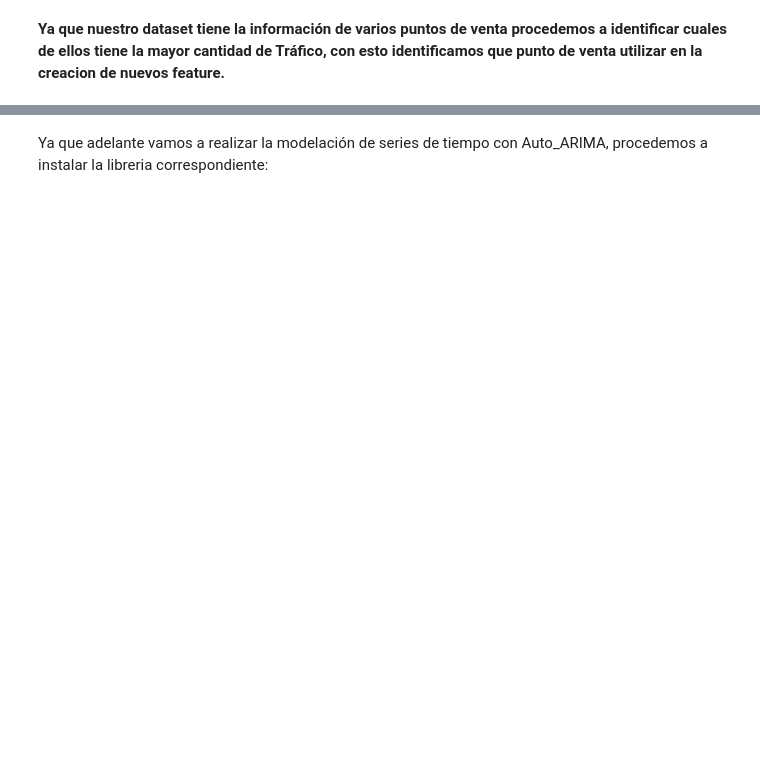
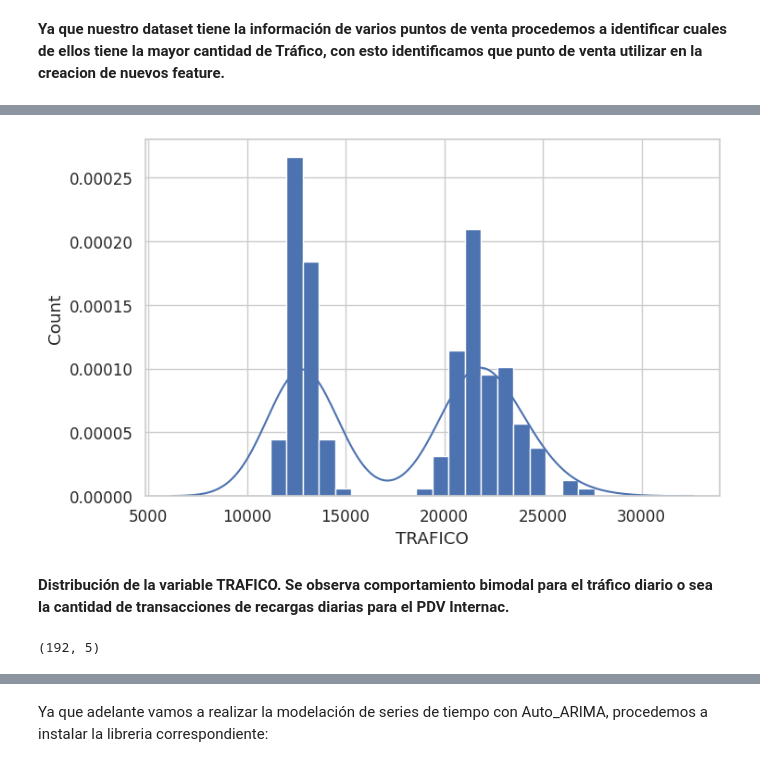
Before and after one commit to dele22922/tarea3_feat_eng, a Jupyter notebook: Tarea Semana 4_GRP4_vfinal.ipynb, the cells around one changed output, grey strips where cells are left out. Saved outputs shown, nothing was run; the diff lists cells and outputs as text; code cells hidden in the pictures; blank space fills up the shorter version.

```diff
--- a/Tarea Semana 4_GRP4_vfinal.ipynb
+++ b/Tarea Semana 4_GRP4_vfinal.ipynb
@@ -87,0 +163,7 @@ Name: TRAFICO, dtype: int64
+# %%
+df1=df
+df1 = df1[df.NOMBRE=='Internac'][['FECHA','NOMBRE','CODIGO','TRAFICO','CANT','DELAY']] # let's focus on Internac
+df1 ['traff_x1000']= df1.TRAFICO/1000 # transform
+df1 ['qty_x1000']= df1.CANT/1000 # transform
+
+df1
@@ -87,0 +184,21 @@ Name: TRAFICO, dtype: int64
+# %%
+import seaborn as sns
+
+sns.set(style='whitegrid', palette="deep", font_scale=1.1, rc={"figure.figsize": [8, 5]})
+sns.distplot(
+    df1['TRAFICO'], norm_hist=False, kde=True, bins=20, hist_kws={"alpha": 1}
+).set(xlabel='TRAFICO', ylabel='Count');
+# %% [output]
+[figure, added]
+# %% [markdown]
+**Distribución de la variable TRAFICO. Se observa comportamiento bimodal para el tráfico diario o sea la cantidad de transacciones de recargas diarias para el PDV Internac.**
+# %%
+numerical = [
+  'TRAFICO', 'CANT', 'DELAY']
+categorical = [
+  'FECHA', 'NOMBRE']
+
+df1 = df1[numerical + categorical]
+df1.shape
+# %% [output]
+(192, 5)
```
Also changed, not shown: parts of 32 cells of this notebook.
